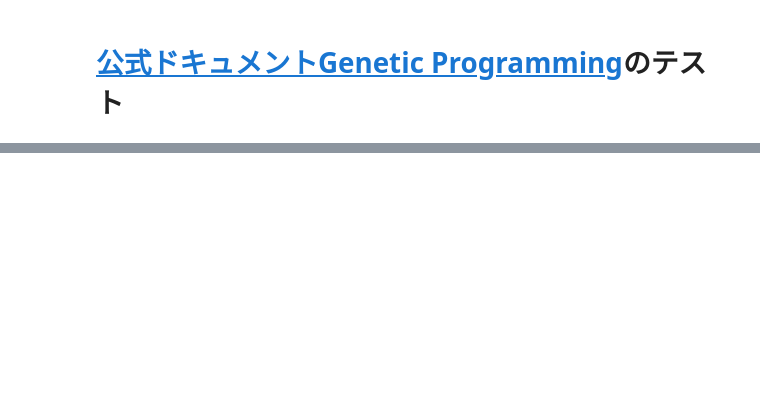
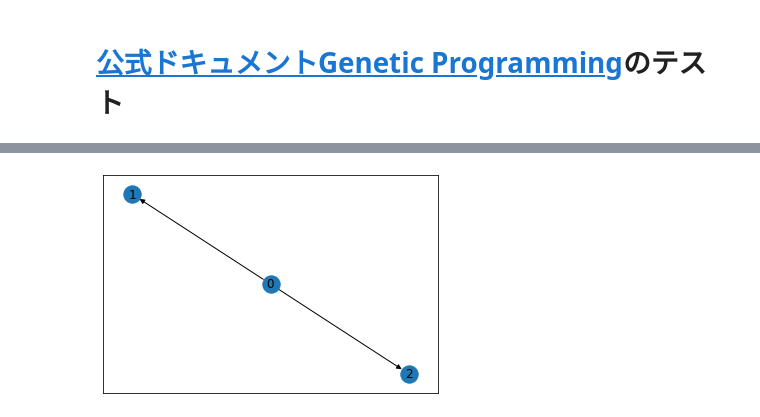
Before and after one commit to Amplil/genetic_programming, a Jupyter notebook: genetic_programming_official_test.ipynb, the cells around one changed output, grey strips where cells are left out. Cells and saved outputs as stored; diff of their text form; code cells hidden in the pictures; blank space fills up the shorter version.

```diff
--- a/genetic_programming_official_test.ipynb
+++ b/genetic_programming_official_test.ipynb
@@ -363,0 +159,11 @@ for expr in exprs:
+# %%
+g = nx.DiGraph()
+g.add_nodes_from(nodes)
+g.add_edges_from(edges)
+#G.nodes(data=True)
+#g = nx.relabel_nodes(g, labels)
+
+nx.draw_networkx(g)
+plt.show()
+# %% [output]
+[figure, added]
```
Also changed, not shown: parts of 32 cells of this notebook.
